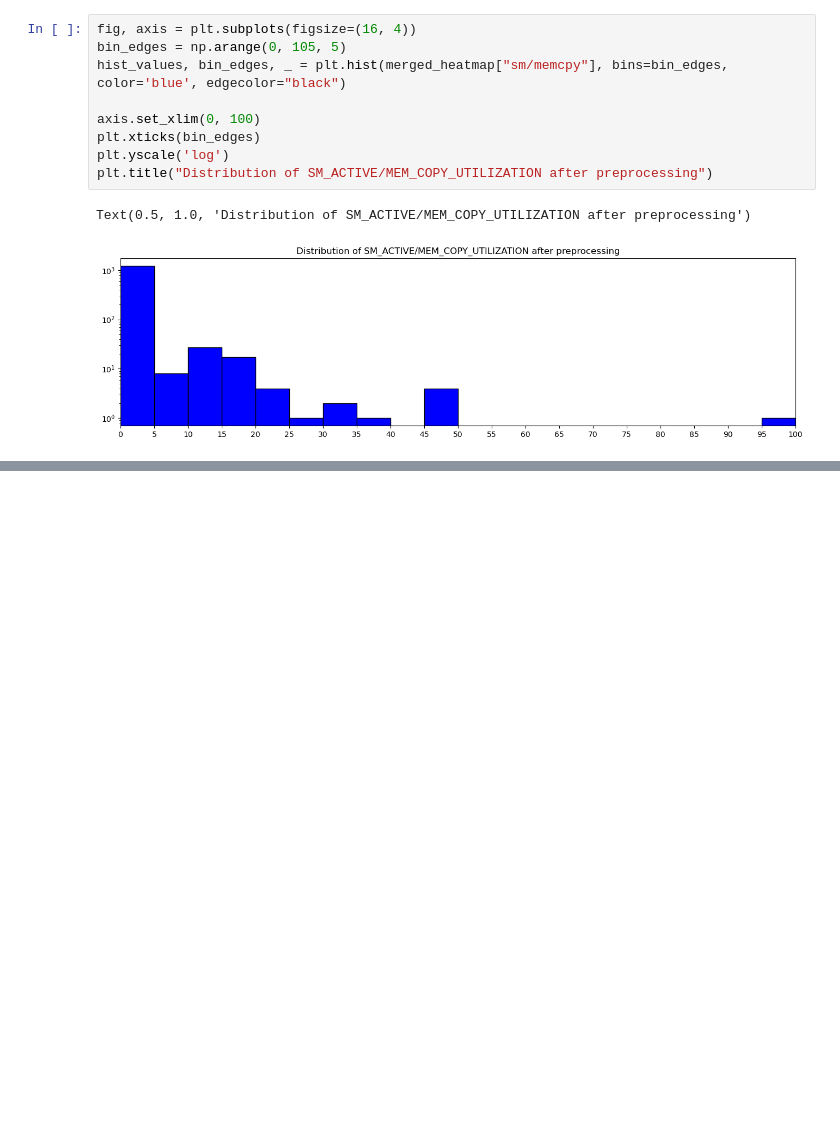
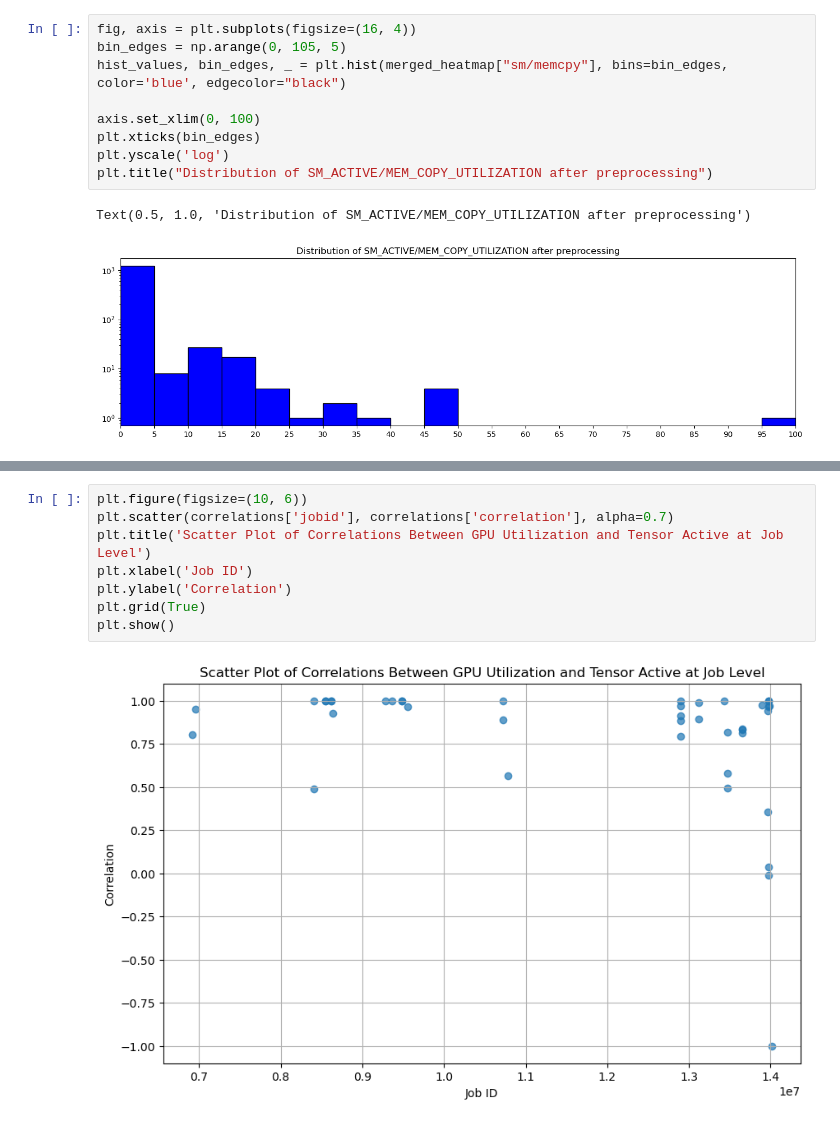
Before and after one commit to hpcgroup/ldms-analysis-scripts, a Jupyter notebook: correlation.ipynb, the cells around one changed output, grey strips where cells are left out. Saved outputs shown, nothing was run; the diff lists cells and outputs as text; blank space fills up the shorter version.

```diff
--- a/correlation.ipynb
+++ b/correlation.ipynb
@@ -196,0 +235,10 @@ Text(0.5, 1.0, 'Distribution of SM_ACTIVE/MEM_COPY_UTILIZATION after preprocessi
+# %%
+plt.figure(figsize=(10, 6))
+plt.scatter(correlations['jobid'], correlations['correlation'], alpha=0.7)
+plt.title('Scatter Plot of Correlations Between GPU Utilization and Tensor Active at Job Level')
+plt.xlabel('Job ID')
+plt.ylabel('Correlation')
+plt.grid(True)
+plt.show()
+# %% [output]
+[figure, added]
```
Also changed, not shown: parts of 11 cells of this notebook, 1 other file.
